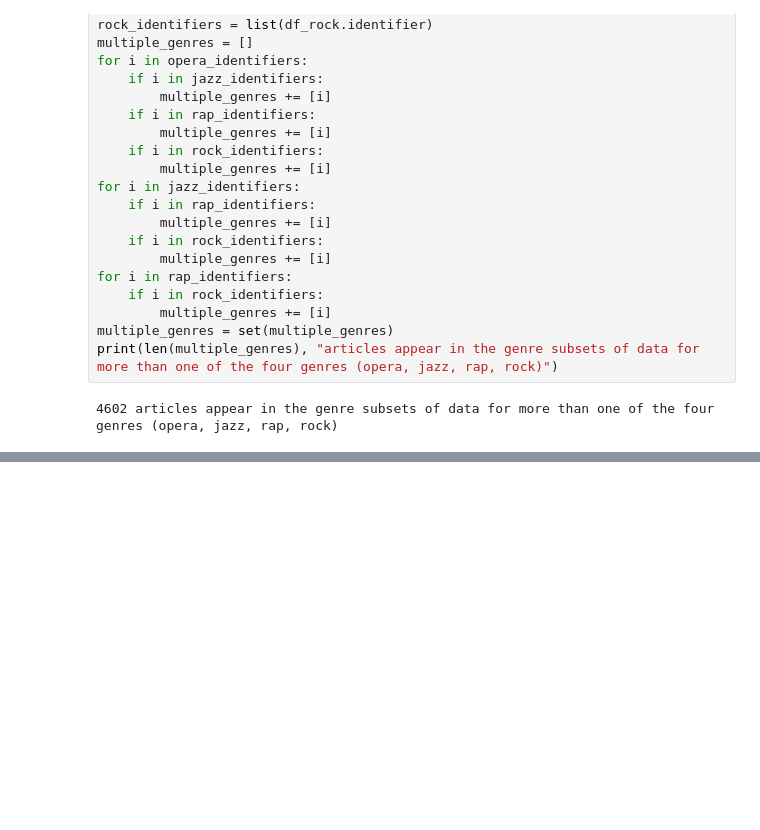
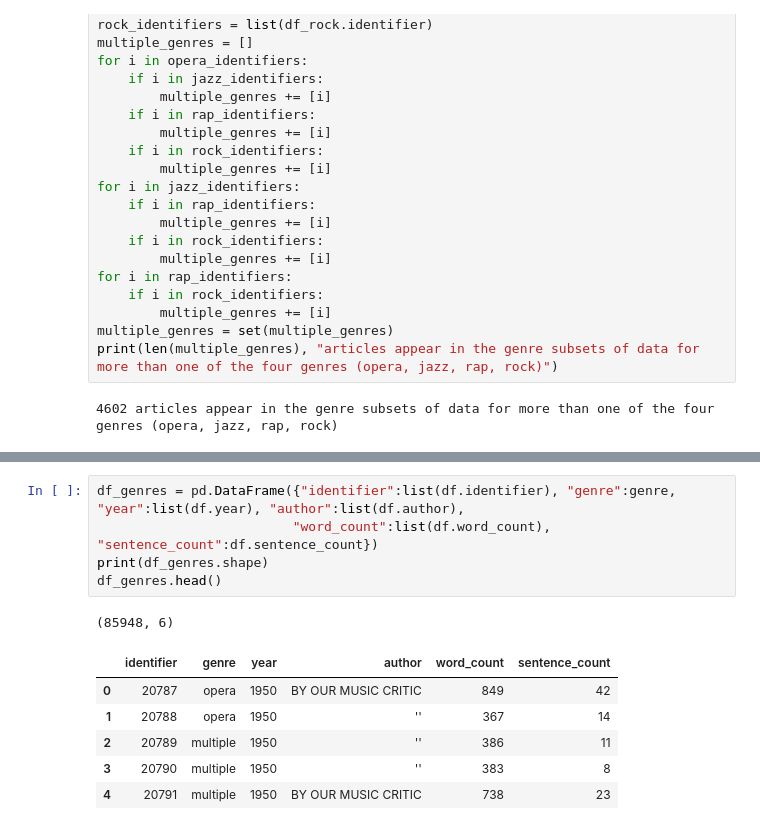
Before and after one commit to DCS-training/SentimentAnalysistimes, a Jupyter notebook: TimesMusicReviews2_CorpusViz.ipynb, the cells around one changed output, grey strips where cells are left out. Saved outputs shown, nothing was run; the diff lists cells and outputs as text; blank space fills up the shorter version.

```diff
--- a/TimesMusicReviews2_CorpusViz.ipynb
+++ b/TimesMusicReviews2_CorpusViz.ipynb
@@ -292,0 +317,13 @@ print(len(multiple_genres), "articles appear in the genre subsets of data for mo
+# %%
+df_genres = pd.DataFrame({"identifier":list(df.identifier), "genre":genre, "year":list(df.year), "author":list(df.author),
+                         "word_count":list(df.word_count), "sentence_count":df.sentence_count})
+print(df_genres.shape)
+df_genres.head()
+# %% [output]
+(85948, 6)
+|  | identifier | genre | year | author | word_count | sentence_count |
+| 0 | 20787 | opera | 1950 | BY OUR MUSIC CRITIC | 849 | 42 |
+| 1 | 20788 | opera | 1950 | '' | 367 | 14 |
+| 2 | 20789 | multiple | 1950 | '' | 386 | 11 |
+| 3 | 20790 | multiple | 1950 | '' | 383 | 8 |
+| 4 | 20791 | multiple | 1950 | BY OUR MUSIC CRITIC | 738 | 23 |
```
Also changed, not shown: parts of 11 cells of this notebook, 4 other files.
